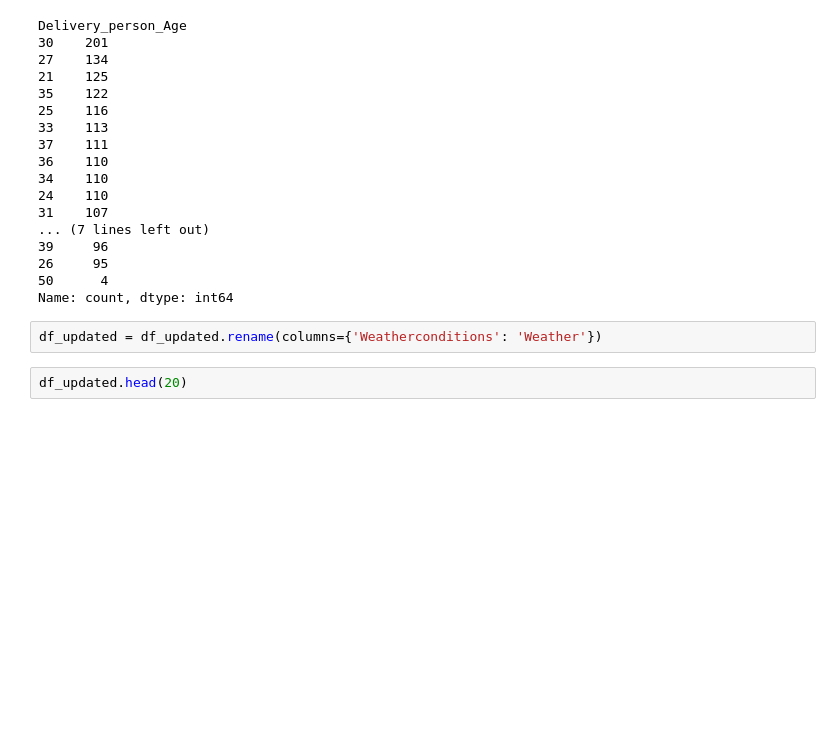
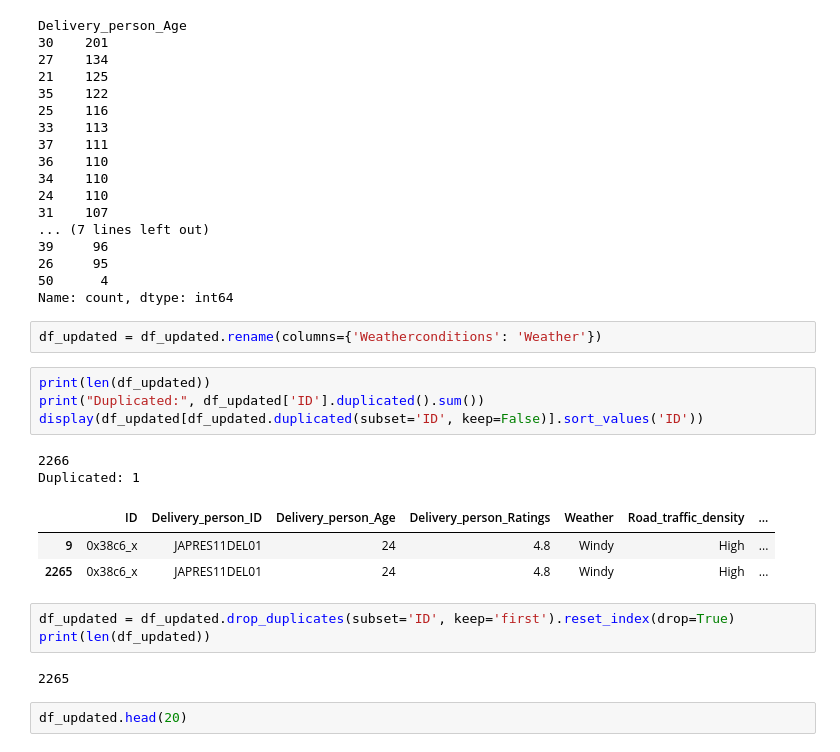
Before and after one commit to fahmiismailr/Amazon-Business-Research-Analyst-Dataset-Project, a Jupyter notebook: main.ipynb, the cells around one changed output. Saved outputs shown, nothing was run; the diff lists cells and outputs as text; blank space fills up the shorter version.

```diff
--- a/main.ipynb
+++ b/main.ipynb
@@ -1219,6 +1219,21 @@ Delivery_person_Age
 Name: count, dtype: int64
 # %%
 df_updated = df_updated.rename(columns={'Weatherconditions': 'Weather'})
+# %%
+print(len(df_updated))
+print("Duplicated:", df_updated['ID'].duplicated().sum())
+display(df_updated[df_updated.duplicated(subset='ID', keep=False)].sort_values('ID'))
+# %% [output]
+2266
+Duplicated: 1
+|  | ID | Delivery_person_ID | Delivery_person_Age | Delivery_person_Ratings | Weather | Road_traffic_density | ... |
+| 9 | 0x38c6_x | JAPRES11DEL01 | 24 | 4.8 | Windy | High | ... |
+| 2265 | 0x38c6_x | JAPRES11DEL01 | 24 | 4.8 | Windy | High | ... |
+# %%
+df_updated = df_updated.drop_duplicates(subset='ID', keep='first').reset_index(drop=True)
+print(len(df_updated))
+# %% [output]
+2265
 # %%
 df_updated.head(20)
 # %% [output]
```
Also changed, not shown: parts of 10 cells of this notebook, 2 other files.
